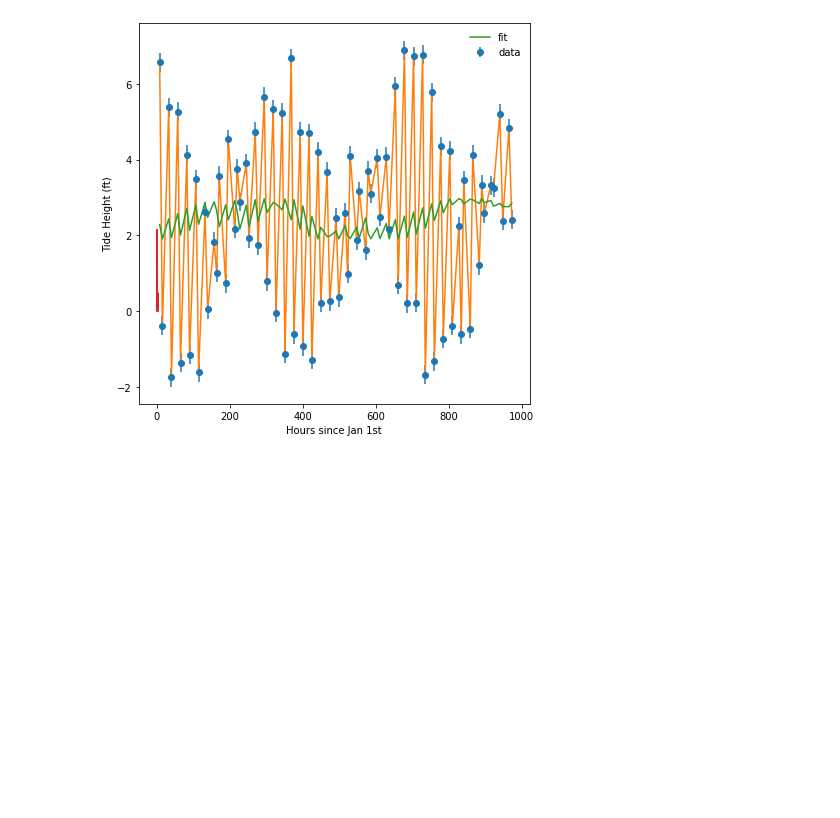
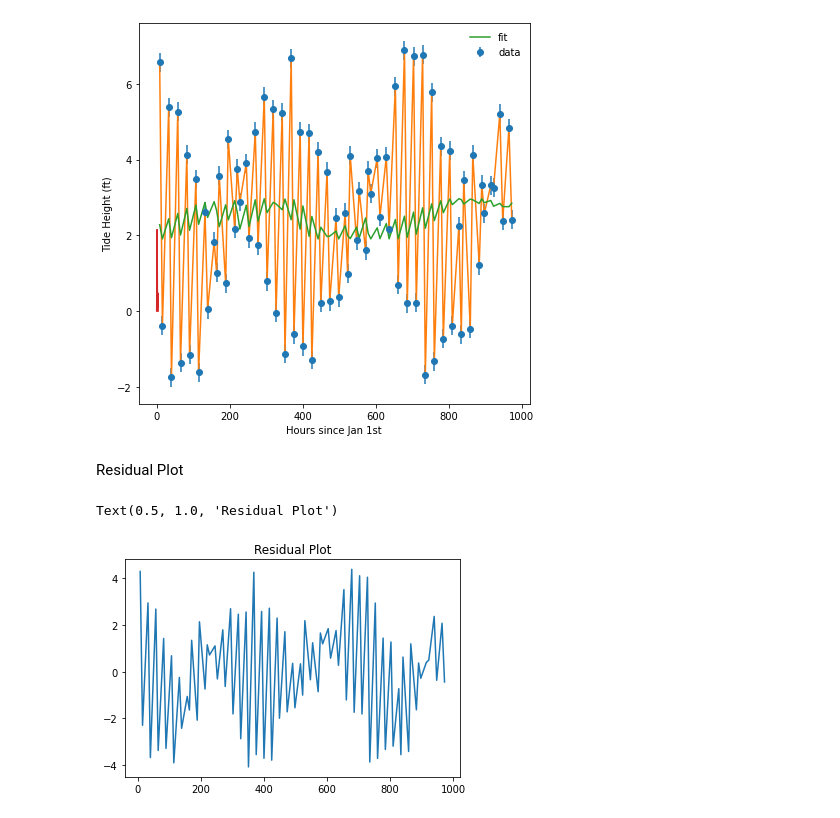
Before and after one commit to isba1/Group7TidalReport, a Jupyter notebook: Group_7_Tidal_Project.ipynb, the cells around one changed output. Saved outputs shown, nothing was run; the diff lists cells and outputs as text; code cells hidden in the pictures; blank space fills up the shorter version.

Commit message:
Residual plot and histogram and std

```diff
--- a/Group_7_Tidal_Project.ipynb
+++ b/Group_7_Tidal_Project.ipynb
@@ -62,3 +62,19 @@ plt.ylabel("Tide Height (ft)")
 # %% [output]
 Text(0, 0.5, 'Tide Height (ft)')
 [figure]
+# %% [markdown]
+Residual Plot
+# %%
+residual_list = []
+for hour in range(0, len(hours)):
+    #print(hours[hour])
+    #print(height[hour])
+    #print(y_fit[hour])
+    residual_list.append(height[hour] - y_fit[hour])
+
+
+plt.plot(hours, residual_list)
+plt.title('Residual Plot')
+# %% [output]
+Text(0.5, 1.0, 'Residual Plot')
+[figure, added]
```
Also changed, not shown: parts of 2 cells of this notebook.
